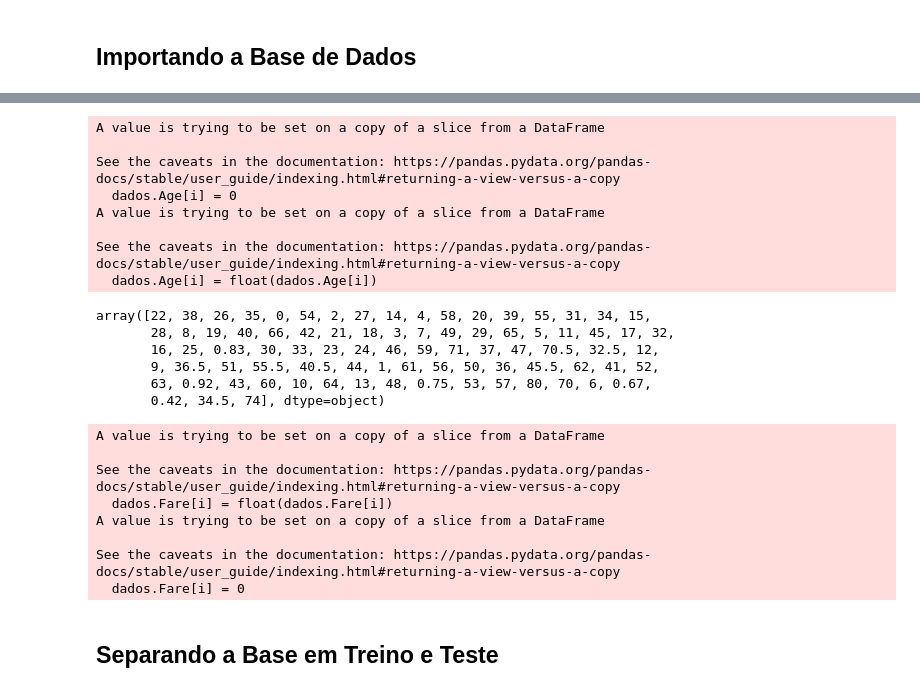
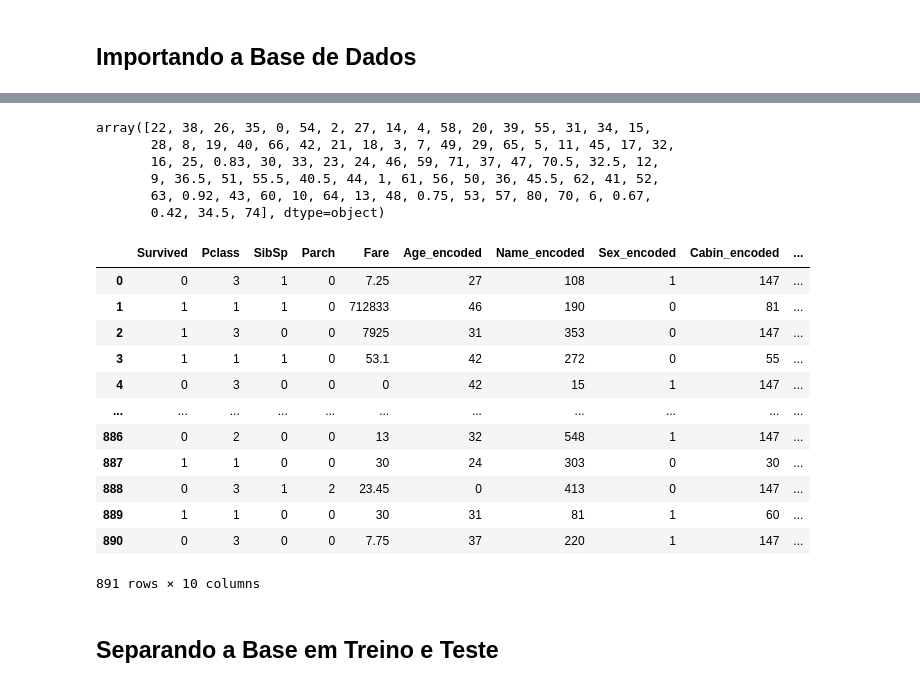
Before and after one commit to rs-andrade/study-python-ml, a Jupyter notebook: classes_session_2/Aula 6 - Regressa╠âo Logi╠üstica/regressao_logistica.ipynb, the cells around one changed output, grey strips where cells are left out. Saved outputs shown, nothing was run; the diff lists cells and outputs as text; code cells hidden in the pictures.

```diff
--- a/classes_session_2/Aula 6 - Regressa╠âo Logi╠üstica/regressao_logistica.ipynb
+++ b/classes_session_2/Aula 6 - Regressa╠âo Logi╠üstica/regressao_logistica.ipynb
@@ -45,18 +40,12 @@ array([22, 38, 26, 35, 0, 54, 2, 27, 14, 4, 58, 20, 39, 55, 31, 34, 15,
 # %%
+from datetime import date
+
+
 for i in dados.index:
-    if isinstance(dados.Age[i], (int, float,str)) == False:
-        dados.Age[i] = 0
+    if isinstance(dados.Age[i], (int, float, str)) == False:
+        dados.loc[i, 'Age'] = 0
     elif isinstance(dados.Age[i], (str)) == True:
-        dados.Age[i] = float(dados.Age[i])
+        dados.loc[i, 'Age'] = float(dados.Age[i])
-# %% [output]
-A value is trying to be set on a copy of a slice from a DataFrame
-
-See the caveats in the documentation: https://pandas.pydata.org/pandas-docs/stable/user_guide/indexing.html#returning-a-view-versus-a-copy
-  dados.Age[i] = 0
-A value is trying to be set on a copy of a slice from a DataFrame
-
-See the caveats in the documentation: https://pandas.pydata.org/pandas-docs/stable/user_guide/indexing.html#returning-a-view-versus-a-copy
-  dados.Age[i] = float(dados.Age[i])
 # %%
 dados.Age.unique()
 # %% [output]
@@ -70,20 +59,11 @@ array([22, 38, 26, 35, 0, 54, 2, 27, 14, 4, 58, 20, 39, 55, 31, 34, 15,
 for i in dados.index:
     if isinstance(dados.Fare[i], (str)) == False:
         if isinstance(dados.Fare[i], (float, int)) == False:
-            dados.Fare[i] = 0
+            dados.loc[i, 'Fare'] = str(0)
         else:
             pass
     else:
-        dados.Fare[i] = float(dados.Fare[i])
+        dados.loc[i, 'Fare'] = float(dados.Fare[i])
-# %% [output]
-A value is trying to be set on a copy of a slice from a DataFrame
-
-See the caveats in the documentation: https://pandas.pydata.org/pandas-docs/stable/user_guide/indexing.html#returning-a-view-versus-a-copy
-  dados.Fare[i] = float(dados.Fare[i])
-A value is trying to be set on a copy of a slice from a DataFrame
-
-See the caveats in the documentation: https://pandas.pydata.org/pandas-docs/stable/user_guide/indexing.html#returning-a-view-versus-a-copy
-  dados.Fare[i] = 0
 # %%
 dados.Cabin = dados.Cabin.fillna('n_identificado')
 # %%
@@ -103,6 +83,22 @@ categ_cols = colunas[colunas.tipo  == 'object']
 for i in categ_cols.index:
     dados[str(categ_cols['nome'][i]) + '_encoded'] = le.fit_transform(dados[categ_cols['nome'][i]])
     dados = dados.drop(categ_cols['nome'][i], axis = 1)
+# %%
+dados
+# %% [output]
+|  | Survived | Pclass | SibSp | Parch | Fare | Age_encoded | Name_encoded | Sex_encoded | Cabin_encoded | ... |
+| 0 | 0 | 3 | 1 | 0 | 7.25 | 27 | 108 | 1 | 147 | ... |
+| 1 | 1 | 1 | 1 | 0 | 712833 | 46 | 190 | 0 | 81 | ... |
+| 2 | 1 | 3 | 0 | 0 | 7925 | 31 | 353 | 0 | 147 | ... |
+| 3 | 1 | 1 | 1 | 0 | 53.1 | 42 | 272 | 0 | 55 | ... |
+| 4 | 0 | 3 | 0 | 0 | 0 | 42 | 15 | 1 | 147 | ... |
+| ... | ... | ... | ... | ... | ... | ... | ... | ... | ... | ... |
+| 886 | 0 | 2 | 0 | 0 | 13 | 32 | 548 | 1 | 147 | ... |
+| 887 | 1 | 1 | 0 | 0 | 30 | 24 | 303 | 0 | 30 | ... |
+| 888 | 0 | 3 | 1 | 2 | 23.45 | 0 | 413 | 0 | 147 | ... |
+| 889 | 1 | 1 | 0 | 0 | 30 | 31 | 81 | 1 | 60 | ... |
+| 890 | 0 | 3 | 0 | 0 | 7.75 | 37 | 220 | 1 | 147 | ... |
+891 rows × 10 columns
 # %% [markdown]
 ## Separando a Base em Treino e Teste
 # %%
```
Also changed, not shown: parts of 10 cells of this notebook, 6 other files.
